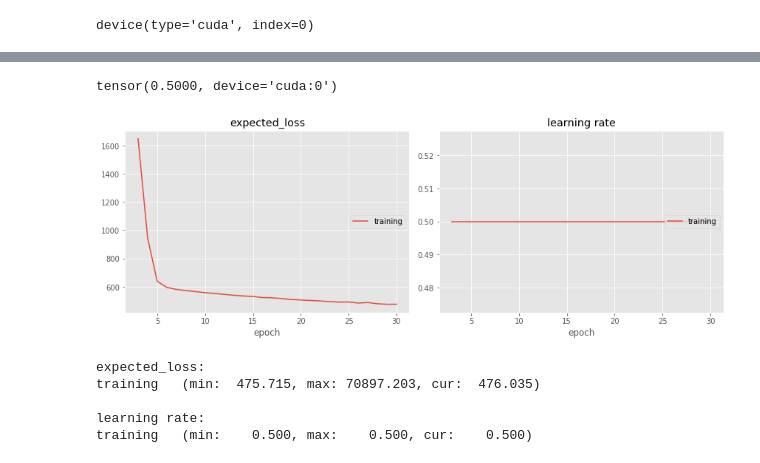
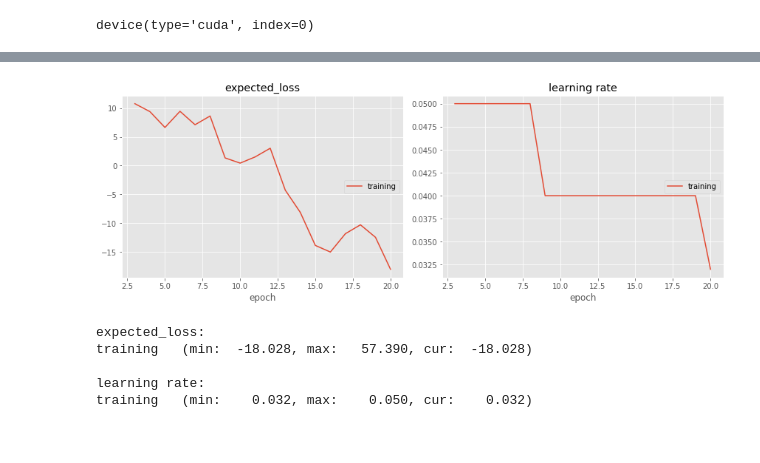
Before and after one commit to cortax/BayesianNN, a Jupyter notebook: dev_VariationalBoosting.ipynb, the cells around one changed output, grey strips where cells are left out. Drawn from its saved outputs; the diff is of its cells as text; code cells hidden in the pictures.

```diff
--- a/dev_VariationalBoosting.ipynb
+++ b/dev_VariationalBoosting.ipynb
@@ -255,52 +214,48 @@ new_component = VariationalNetwork(1, 1, 20, 2, device=device)
 # %%
-new_unscaled_proportion = nn.Parameter(torch.tensor(0.0, requires_grad=False, device=device), requires_grad =False)
-with torch.no_grad():
-    new_proportion = torch.sigmoid(new_unscaled_proportion)
+new_unscaled_proportion = nn.Parameter(torch.tensor(0.0, requires_grad=True, device=device), requires_grad =True)
-# %%
-new_proportion
-# %% [output]
-tensor(0.5000, device='cuda:0')
 # %%
 optimizer = torch.optim.Adam
-optimizer_params = {'lr': 0.5}
+optimizer_params = {'lr': 0.05}
 
 scheduler = torch.optim.lr_scheduler.ReduceLROnPlateau
 scheduler_params = {'patience': 2, 'factor': 0.8}
 # %%
-parameters = list(new_component.parameters())
+parameters = list(new_component.parameters()) + [new_unscaled_proportion]
 # %%
 vo = optimizer(parameters, **optimizer_params)
 # %%
 s = scheduler(vo, **scheduler_params)
 # %%
-n_iter = 20
-n_epoch = 30
+n_iter = 200
+n_epoch = 20
+n_samples_ELBO = 25
 liveloss = PlotLosses()
 plot = True
 # %%
 for j in range(n_epoch):
     logs = {}
     losses = [None] * n_iter
 
     for k in range(n_iter):
         vo.zero_grad()
-        loss = mix.compute_elbo(x_data, y_data, n_samples_ELBO=500, sigma_noise=0.1, new_component=new_component, new_proportion=new_proportion)
+        new_proportion = torch.sigmoid(new_unscaled_proportion)
+        loss = mix.compute_elbo(x_data, y_data, n_samples_ELBO=n_samples_ELBO, sigma_noise=sigma_noise, new_component=new_component, new_proportion=new_proportion)
         losses[k] = loss
         loss.backward()
         vo.step()
 
     logs['expected_loss'] = torch.stack(losses).mean().detach().clone().cpu().numpy()
     logs['learning rate'] = vo.param_groups[0]['lr']
     liveloss.update(logs)
     if plot is True:
         liveloss.draw()
     if s is not None:
         s.step(logs['expected_loss'])
 # %% [output]
-[figure, old version]
+[figure, new version]
 expected_loss:
-training   (min:  475.715, max: 70897.203, cur:  476.035)
+training   (min:  -18.028, max:   57.390, cur:  -18.028)
 
 learning rate:
-training   (min:    0.500, max:    0.500, cur:    0.500)
+training   (min:    0.032, max:    0.050, cur:    0.032)
 # %%
```
Also changed, not shown: parts of 12 cells of this notebook.
